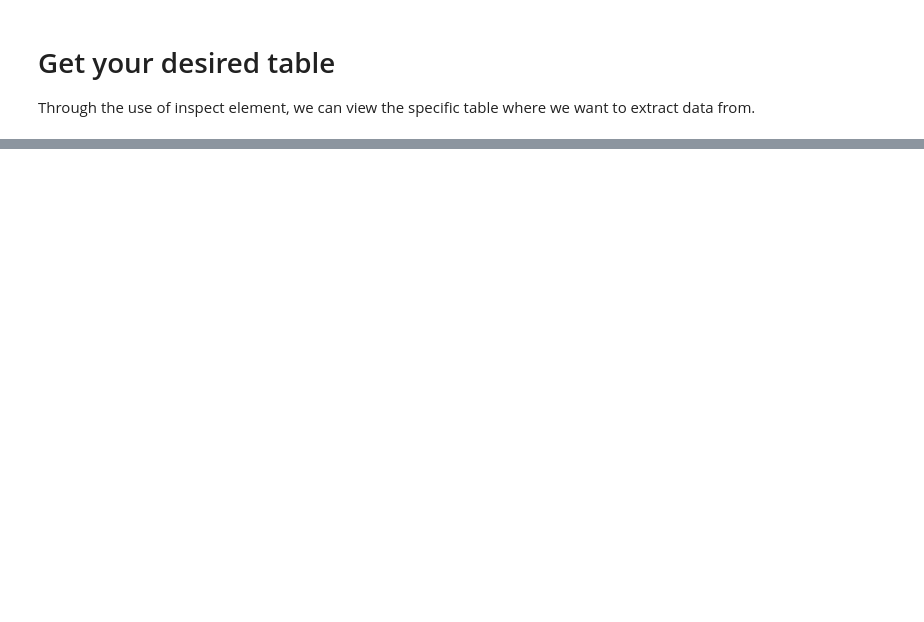
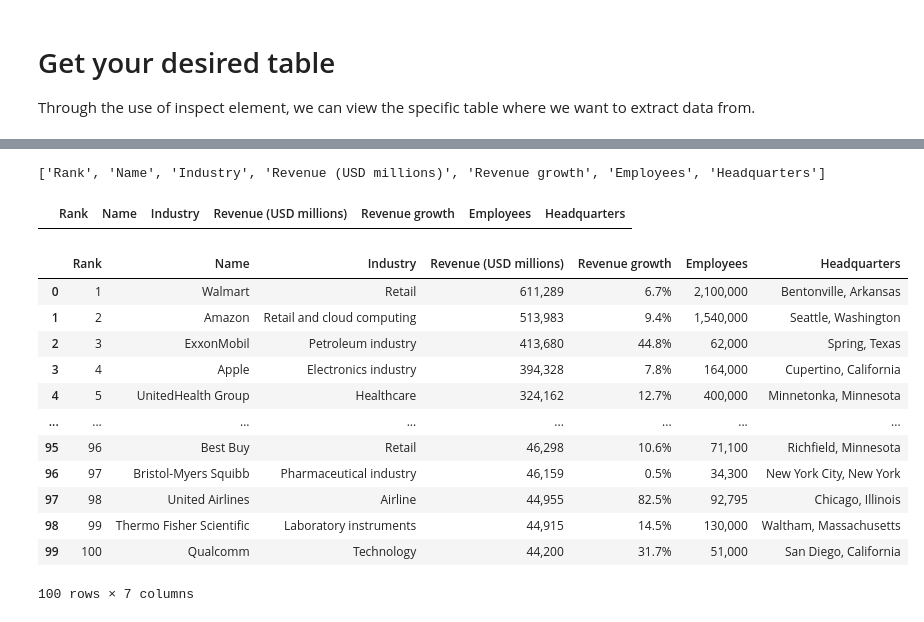
Before and after one commit to ni-lie/web-scraping-a-wikipedia-page, a Jupyter notebook: WebScraping_project.ipynb, the cells around one changed output, grey strips where cells are left out. Drawn from its saved outputs; the diff is of its cells as text; code cells hidden in the pictures; blank space fills up the shorter version.

```diff
--- a/WebScraping_project.ipynb
+++ b/WebScraping_project.ipynb
@@ -21,0 +76,8 @@ print(table)
+# %%
+# Extract titles
+# use .strip() to remove whitespaces, e.g: '\n'
+headerList = [header.text.strip() for header in tableHeader]
+# %%
+print(headerList)
+# %% [output]
+['Rank', 'Name', 'Industry', 'Revenue (USD millions)', 'Revenue growth', 'Employees', 'Headquarters']
@@ -21,0 +86,10 @@ print(table)
+# %%
+# import the titles/headers into a dataframe
+df = pd.DataFrame(columns = headerList)
+
+df
+# %% [output]
+|  | Rank | Name | Industry | Revenue (USD millions) | Revenue growth | Employees | Headquarters |
+# %%
+# Look for table rows
+column_data = table.find_all('tr')
@@ -21,0 +101,23 @@ print(table)
+# %%
+for row in column_data[1:]:
+  row_data = row.find_all('td')
+  individual_row_data = [data.text.strip() for data in row_data]
+
+
+  df.loc[len(df)] = individual_row_data
+# %%
+df
+# %% [output]
+|  | Rank | Name | Industry | Revenue (USD millions) | Revenue growth | Employees | Headquarters |
+| 0 | 1 | Walmart | Retail | 611,289 | 6.7% | 2,100,000 | Bentonville, Arkansas |
+| 1 | 2 | Amazon | Retail and cloud computing | 513,983 | 9.4% | 1,540,000 | Seattle, Washington |
+| 2 | 3 | ExxonMobil | Petroleum industry | 413,680 | 44.8% | 62,000 | Spring, Texas |
+| 3 | 4 | Apple | Electronics industry | 394,328 | 7.8% | 164,000 | Cupertino, California |
+| 4 | 5 | UnitedHealth Group | Healthcare | 324,162 | 12.7% | 400,000 | Minnetonka, Minnesota |
+| ... | ... | ... | ... | ... | ... | ... | ... |
+| 95 | 96 | Best Buy | Retail | 46,298 | 10.6% | 71,100 | Richfield, Minnesota |
+| 96 | 97 | Bristol-Myers Squibb | Pharmaceutical industry | 46,159 | 0.5% | 34,300 | New York City, New York |
+| 97 | 98 | United Airlines | Airline | 44,955 | 82.5% | 92,795 | Chicago, Illinois |
+| 98 | 99 | Thermo Fisher Scientific | Laboratory instruments | 44,915 | 14.5% | 130,000 | Waltham, Massachusetts |
+| 99 | 100 | Qualcomm | Technology | 44,200 | 31.7% | 51,000 | San Diego, California |
+100 rows × 7 columns
```
Also changed, not shown: parts of 7 cells of this notebook.
